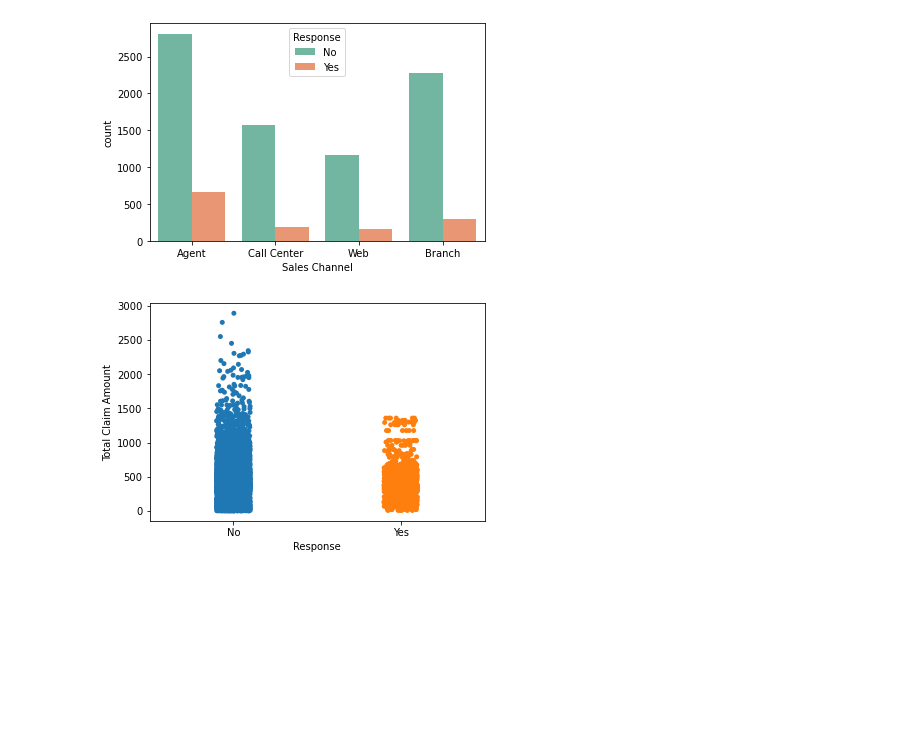
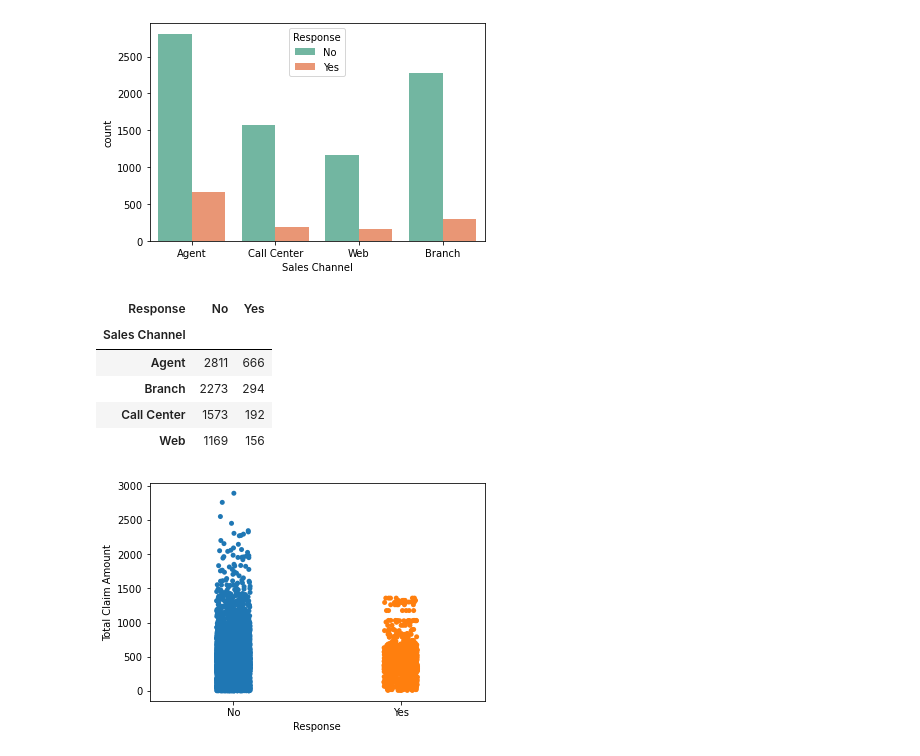
Before and after one commit to dru0096/lab-customer-analysis-round-3, a Jupyter notebook: Day3_Answers_inc_Lab_2_continued.ipynb, the cells around one changed output. Saved outputs shown, nothing was run; the diff lists cells and outputs as text; code cells hidden in the pictures; blank space fills up the shorter version.

```diff
--- a/Day3_Answers_inc_Lab_2_continued.ipynb
+++ b/Day3_Answers_inc_Lab_2_continued.ipynb
@@ -389,6 +390,15 @@ responsebychannelplot=sns.countplot(x='Sales Channel',hue='Response', data=respo
 | 9133 | No | Call Center |
 9134 rows × 2 columns
 [figure]
+# %%
+pd.crosstab(responsebychannel['Sales Channel'],responsebychannel['Response'])
+# %% [output]
+| Response | No | Yes |
+| Sales Channel |  |  |
+| Agent | 2811 | 666 |
+| Branch | 2273 | 294 |
+| Call Center | 1573 | 192 |
+| Web | 1169 | 156 |
 # %%
 #Show a plot of the response rate by the total claim amount.
 
```
Also changed, not shown: parts of 1 cell of this notebook.
